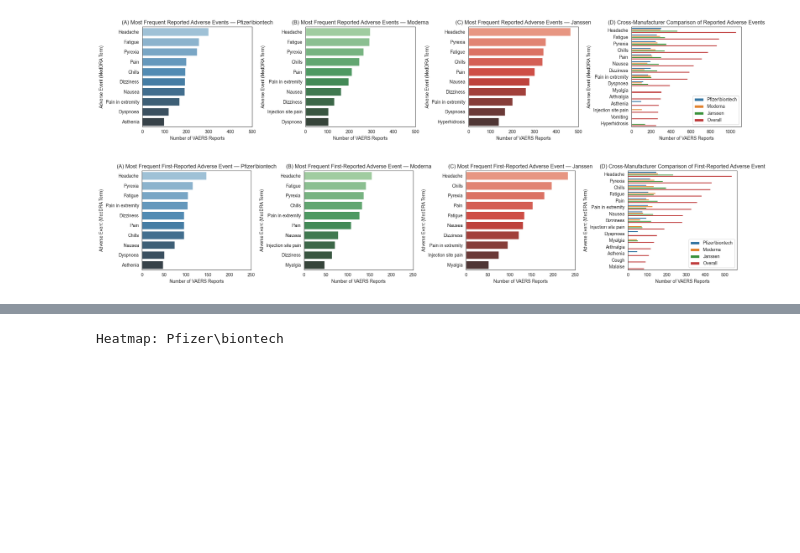
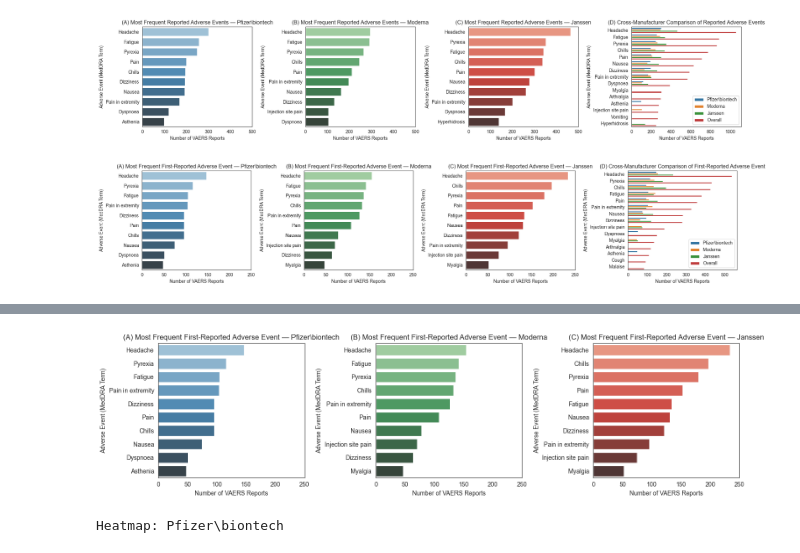
Before and after one commit to LEAF-Lab-Stevens/TemporalAnalysis, a Jupyter notebook: final_eda.ipynb, the cells around one changed output, grey strips where cells are left out. Cells and saved outputs as stored; diff of their text form; code cells hidden in the pictures; blank space fills up the shorter version.

```diff
--- a/final_eda.ipynb
+++ b/final_eda.ipynb
@@ -731,12 +809,14 @@ plot_top10_symptoms_grid(
 # %%
-# plot_top10_symptoms_per_manufacturer_panels(
-#     top10_1st_by_manu,
-#     manufacturers,                      # e.g. ["PFIZER", "MODERNA", "JANSSEN"]
-#     is_first_reported=True,
-#     palettes=("Blues_d", "Greens_d", "Reds_d"),
-#     figsize=(15, 4),
-#     xlim=(0, 250),
-# )
+plot_top10_symptoms_per_manufacturer_panels(
+    top10_1st_by_manu,
+    manufacturers,                      # e.g. ["PFIZER", "MODERNA", "JANSSEN"]
+    is_first_reported=True,
+    palettes=("Blues_d", "Greens_d", "Reds_d"),
+    figsize=(15, 4),
+    xlim=(0, 250),
+)
+# %% [output]
+[figure, added]
 # %%
 # Analyze and plot heatmap (ACL-targeted labeling)
 def plot_top_after_symptom_heatmap(
```
Also changed, not shown: parts of 4 cells of this notebook.
